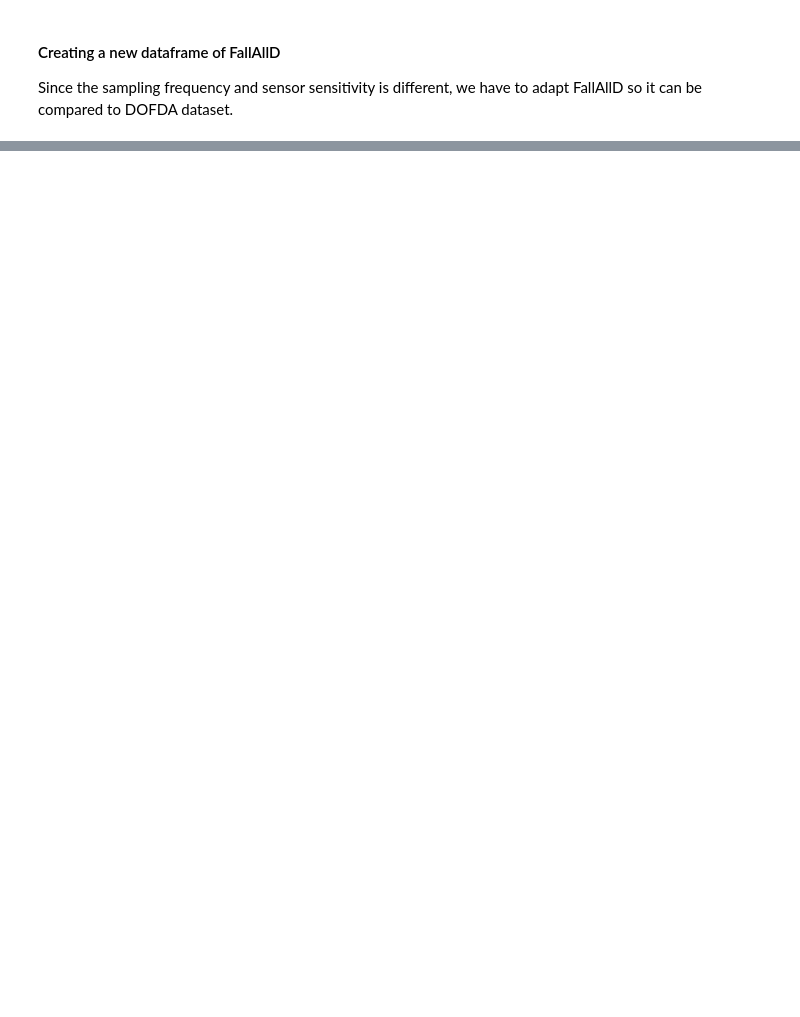
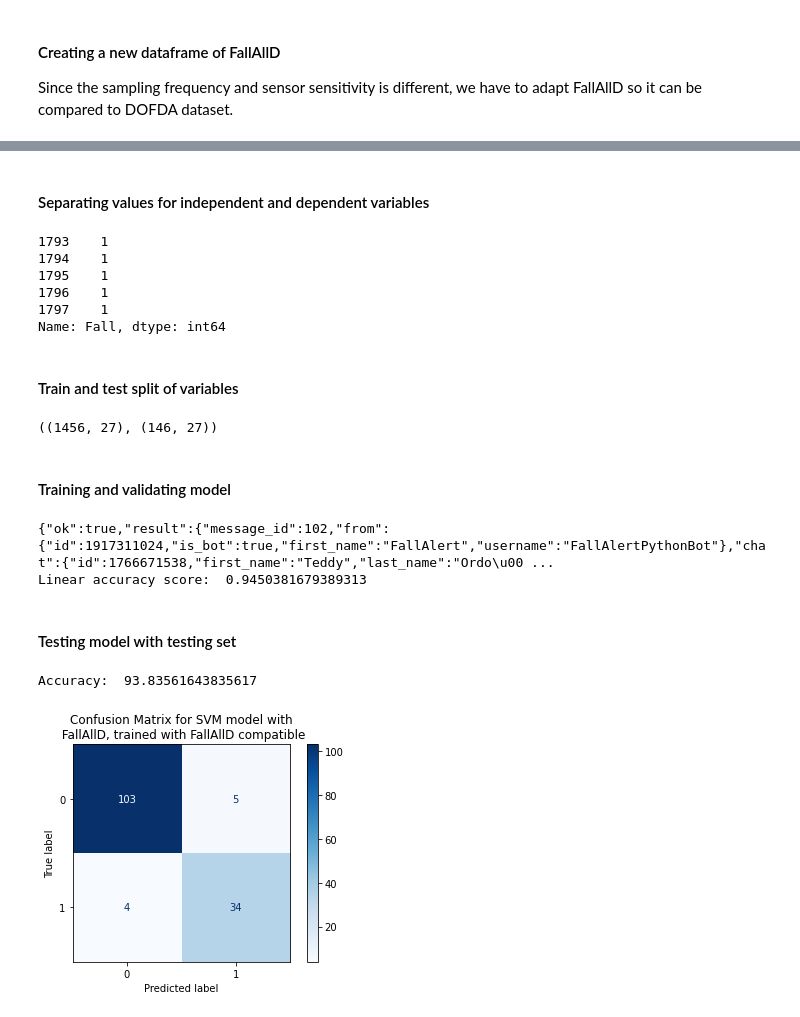
Before and after one commit to teddsords/Fall-Detection-and-Notification-System, a Jupyter notebook: SVM Models.ipynb, the cells around one changed output, grey strips where cells are left out. Cells and saved outputs as stored; diff of their text form; code cells hidden in the pictures; blank space fills up the shorter version.

```diff
--- a/SVM Models.ipynb
+++ b/SVM Models.ipynb
@@ -707,0 +815,56 @@ for x in FallAllD_compatible.index:
+# %% [markdown]
+#### Separating values for independent and dependent variables
+# %%
+X_fallalld_compatible = FallAllD_compatible.iloc[:, 7:34]
+y_fallalld_compatible = FallAllD_compatible['Fall']
+# %% [output]
+1793    1
+1794    1
+1795    1
+1796    1
+1797    1
+Name: Fall, dtype: int64
+# %% [markdown]
+#### Train and test split of variables
+# %%
+X_fallalld_compatible_rem, X_test_fallalld, y_fallalld_compatible_rem, y_test_fallalld = train_test_split(X_fallalld_compatible, y_fallalld_compatible,
+                                                                                                  test_size=0.1, train_size=0.9, random_state=1087,
+                                                                                                  stratify=y_fallalld_compatible)
+X_fallalld_compatible.shape, X_test_fallalld.shape
+# %% [output]
+((1456, 27), (146, 27))
+# %% [markdown]
+#### Training and validating model
+# %%
+scores_fallalld_dofda = []
+clf_fallalld_dofda= SVC(kernel='linear')
+
+k_fold = StratifiedKFold(n_splits=10,shuffle=True, random_state=959)      # Creating a Stratifiedd K fold object
+# This loop can be done with one line of code using cross_val_score
+for train_index, val_index in k_fold.split(X_fallalld_compatible_rem, y_fallalld_compatible_rem):                      # Splitting dataset into 10 fold
+    X_train, X_val = X_fallalld_compatible_rem.iloc[train_index], X_fallalld_compatible_rem.iloc[val_index]
+    y_train, y_val = y_fallalld_compatible_rem.iloc[train_index] , y_fallalld_compatible_rem.iloc[val_index]
+
+    clf_fallalld_dofda.fit(X_train, y_train)
+    scores_fallalld_dofda.append(clf_fallalld_dofda.score(X_val, y_val))
+
+broadcast_message(['1766671538'], 'Training is done!')
+print('Linear accuracy score: ', sum(scores_fallalld_dofda) / len(scores_fallalld_dofda))
+# %% [output]
+{"ok":true,"result":{"message_id":102,"from":{"id":1917311024,"is_bot":true,"first_name":"FallAlert","username":"FallAlertPythonBot"},"chat":{"id":1766671538,"first_name":"Teddy","last_name":"Ordo\u00 ...
+Linear accuracy score:  0.9450381679389313
+# %% [markdown]
+#### Testing model with testing set
+# %%
+y2_predicted_fallalld_compatible = clf_fallalld_dofda.predict(X_test_fallalld)
+print('Accuracy: ', (accuracy_score(y_test_fallalld, y2_predicted_fallalld_compatible))*100)
+# %% [output]
+Accuracy:  93.83561643835617
+# %%
+con_mat = confusion_matrix(y_true=y_test_fallalld, y_pred=y2_predicted_fallalld_compatible)
+disp = ConfusionMatrixDisplay(confusion_matrix=con_mat)
+disp.plot(cmap='Blues')
+plt.title('Confusion Matrix for SVM model with\n FallAllD, trained with FallAllD compatible')
+plt.show()
+# %% [output]
+[figure, added]
```
Also changed, not shown: parts of 35 cells of this notebook.
